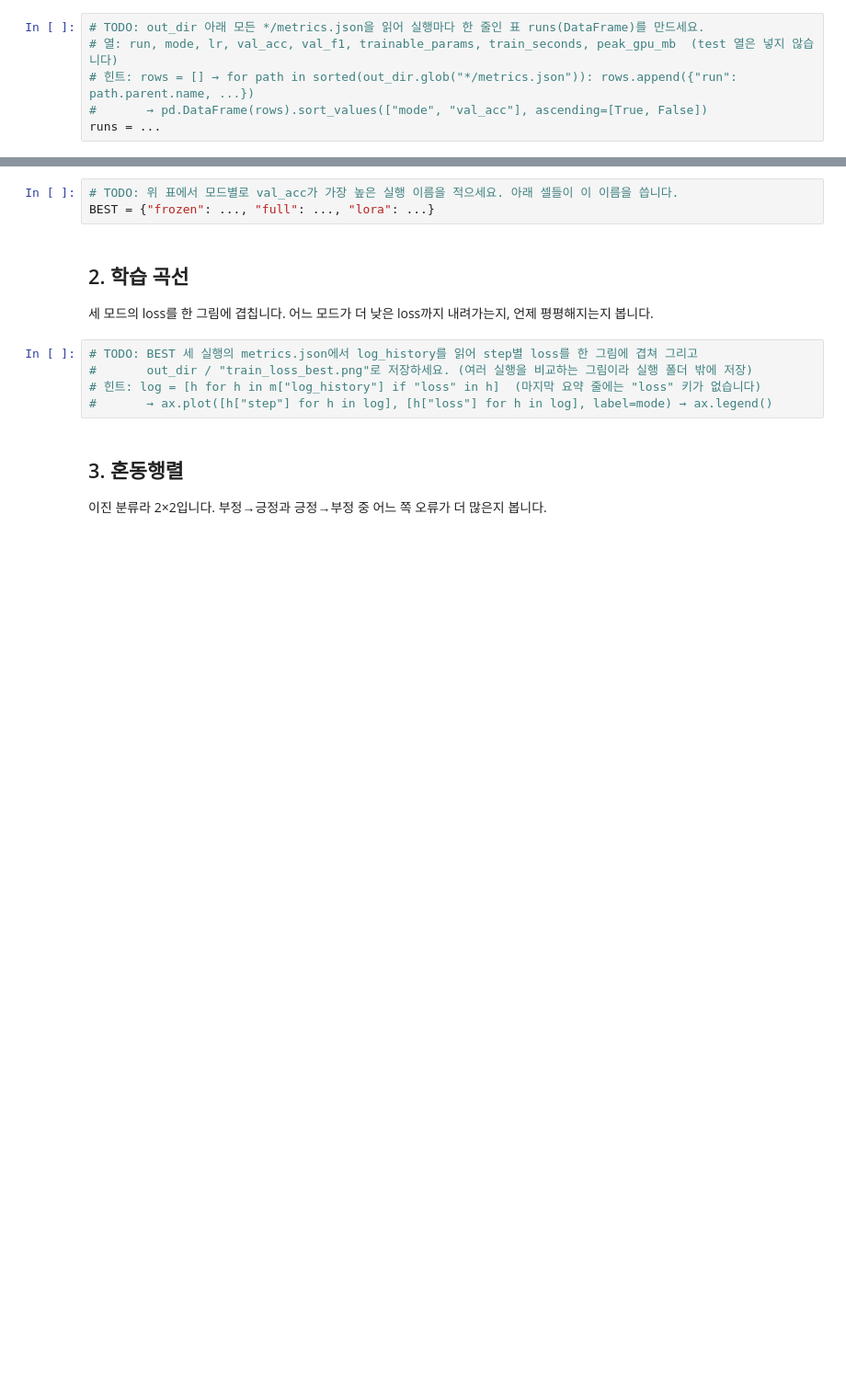
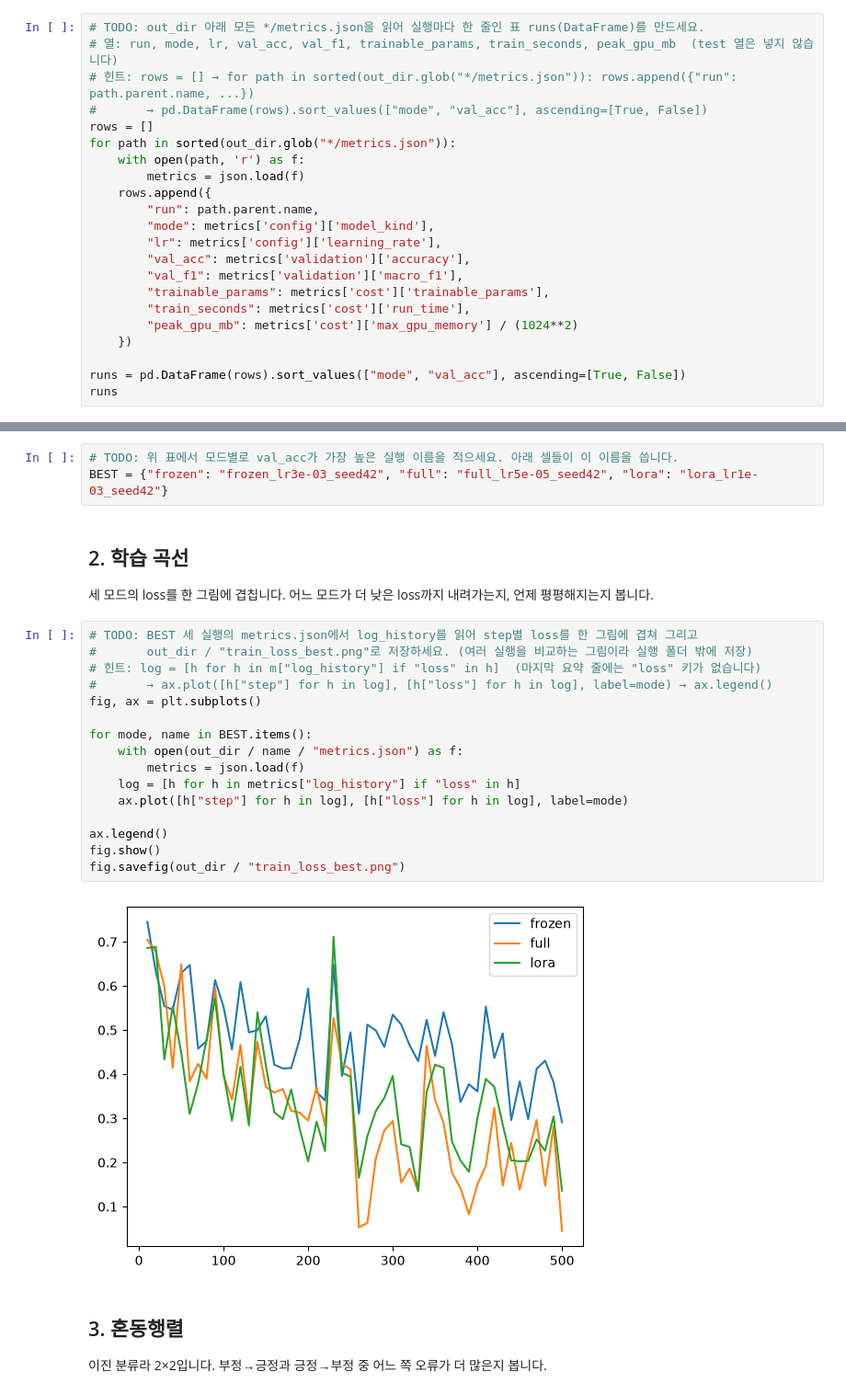
Before and after one commit to r-jelly/model-finetuning, a Jupyter notebook: notebooks/02_sentiment.ipynb, the cells around one changed output, grey strips where cells are left out. Shown at 92% size. Cells and saved outputs as stored; diff of their text form; blank space fills up the shorter version.

Commit message:
feat: 02_sentiment 시각화 코드 작성 및 결과 파일 작성
- 모든 실험 환경에서 최고의 학습 조건 확인
- 모델이 확신하고 틀린 문장을 정성적으로 확인
- lora vs frozen, full vs lora CI, boostrap 통계 분석
- 결과 마크다운 파일 작성 완료

```diff
--- a/notebooks/02_sentiment.ipynb
+++ b/notebooks/02_sentiment.ipynb
@@ -37,7 +37,23 @@ sorted(p.name for p in out_dir.iterdir() if p.is_dir())  # 저장된 실행 목
 # 열: run, mode, lr, val_acc, val_f1, trainable_params, train_seconds, peak_gpu_mb  (test 열은 넣지 않습니다)
 # 힌트: rows = [] → for path in sorted(out_dir.glob("*/metrics.json")): rows.append({"run": path.parent.name, ...})
 #       → pd.DataFrame(rows).sort_values(["mode", "val_acc"], ascending=[True, False])
-runs = ...
+rows = []
+for path in sorted(out_dir.glob("*/metrics.json")):
+    with open(path, 'r') as f:
+        metrics = json.load(f)
+    rows.append({
+        "run": path.parent.name,
+        "mode": metrics['config']['model_kind'],
+        "lr": metrics['config']['learning_rate'],
+        "val_acc": metrics['validation']['accuracy'],
+        "val_f1": metrics['validation']['macro_f1'],
+        "trainable_params": metrics['cost']['trainable_params'],
+        "train_seconds": metrics['cost']['run_time'],
+        "peak_gpu_mb": metrics['cost']['max_gpu_memory'] / (1024**2)
+    })
+
+runs = pd.DataFrame(rows).sort_values(["mode", "val_acc"], ascending=[True, False])
+runs
 # %% [output]
 |  | run | mode | lr | val_acc | val_f1 | trainable_params | train_seconds | peak_gpu_mb |
 | 1 | frozen_lr3e-03_seed42 | frozen | 0.00300 | 0.850 | 0.847882 | 592130 | 4.320074 | 303.048828 |
@@ -51,7 +67,7 @@ runs = ...
 | 7 | lora_lr1e-04_seed42 | lora | 0.00010 | 0.864 | 0.863368 | 739586 | 9.072665 | 386.381836 |
 # %%
 # TODO: 위 표에서 모드별로 val_acc가 가장 높은 실행 이름을 적으세요. 아래 셀들이 이 이름을 씁니다.
-BEST = {"frozen": ..., "full": ..., "lora": ...}
+BEST = {"frozen": "frozen_lr3e-03_seed42", "full": "full_lr5e-05_seed42", "lora": "lora_lr1e-03_seed42"}
 # %% [markdown]
 ## 2. 학습 곡선
 
@@ -59,8 +75,21 @@ BEST = {"frozen": ..., "full": ..., "lora": ...}
 # %%
 # TODO: BEST 세 실행의 metrics.json에서 log_history를 읽어 step별 loss를 한 그림에 겹쳐 그리고
 #       out_dir / "train_loss_best.png"로 저장하세요. (여러 실행을 비교하는 그림이라 실행 폴더 밖에 저장)
 # 힌트: log = [h for h in m["log_history"] if "loss" in h]  (마지막 요약 줄에는 "loss" 키가 없습니다)
 #       → ax.plot([h["step"] for h in log], [h["loss"] for h in log], label=mode) → ax.legend()
+fig, ax = plt.subplots()
+
+for mode, name in BEST.items():
+    with open(out_dir / name / "metrics.json") as f:
+        metrics = json.load(f)
+    log = [h for h in metrics["log_history"] if "loss" in h]
+    ax.plot([h["step"] for h in log], [h["loss"] for h in log], label=mode)
+
+ax.legend()
+fig.show()
+fig.savefig(out_dir / "train_loss_best.png")
+# %% [output]
+[figure, added]
 # %% [markdown]
 ## 3. 혼동행렬
 
```
Also changed, not shown: parts of 4 cells of this notebook, 1 other file.
